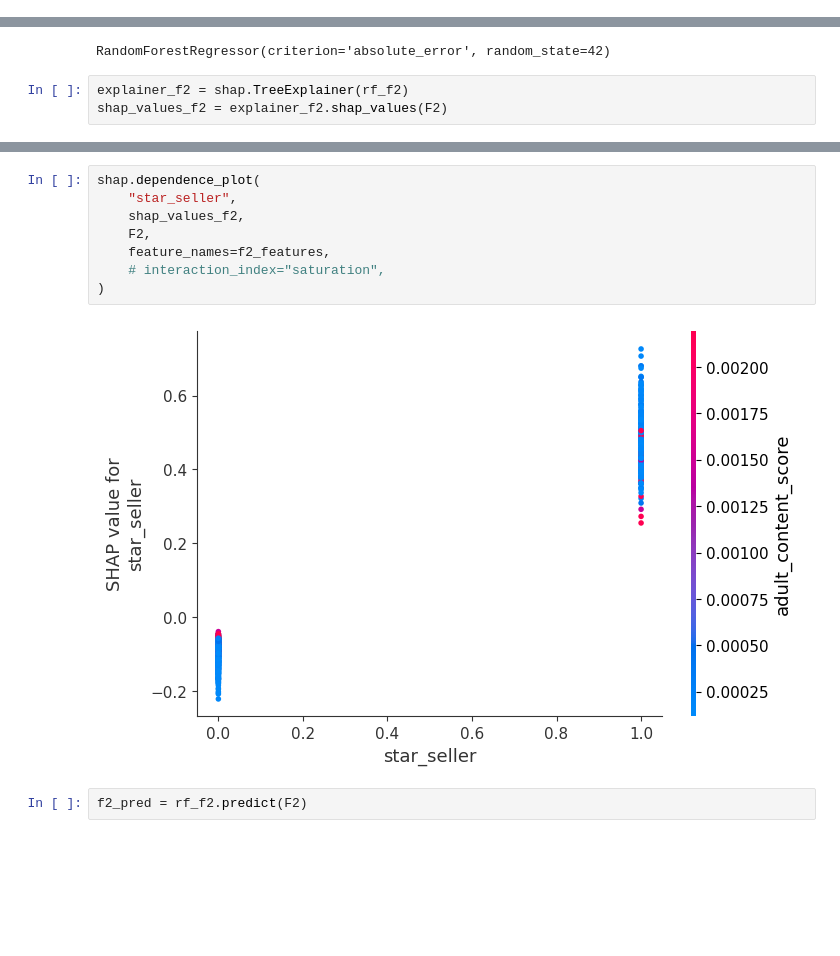
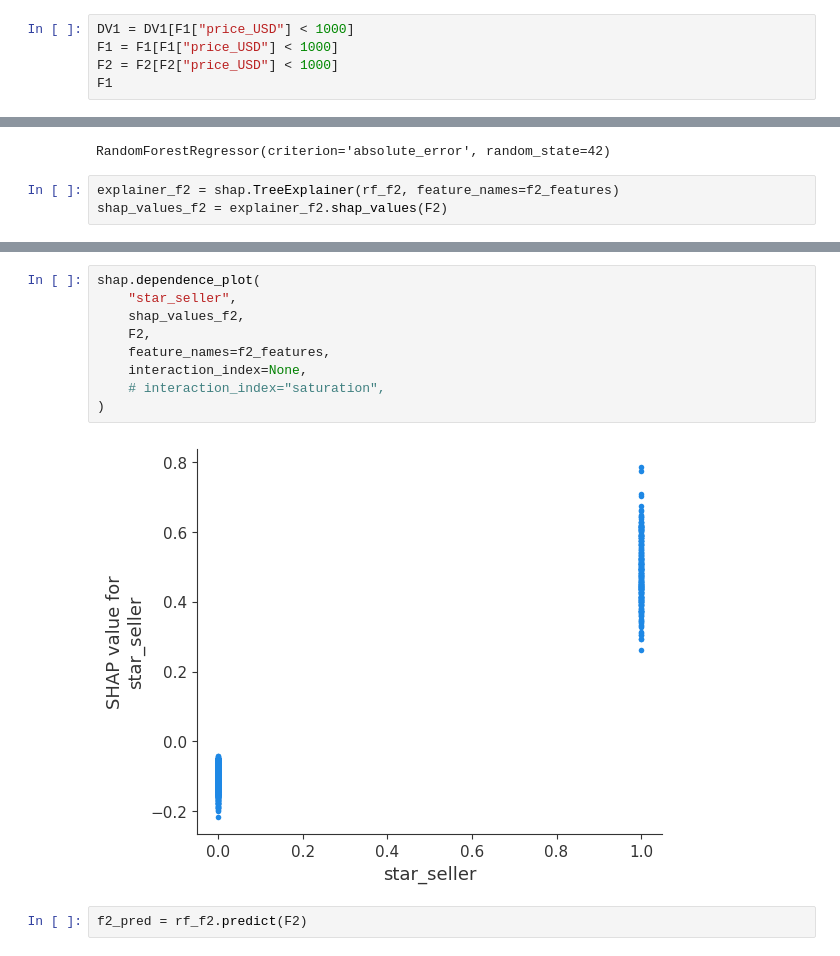
Before and after one commit to jjmmwon/ai-art-research, a Jupyter notebook: AI_Art_Analysis.ipynb, the cells around one changed output, grey strips where cells are left out. Saved outputs shown, nothing was run; the diff lists cells and outputs as text; blank space fills up the shorter version.

```diff
--- a/AI_Art_Analysis.ipynb
+++ b/AI_Art_Analysis.ipynb
@@ -121,0 +152,5 @@ Features added in F2: {'adult_content_score', 'image_text_similarity', 'aestheti
+# %%
+DV1 = DV1[F1["price_USD"] < 1000]
+F1 = F1[F1["price_USD"] < 1000]
+F2 = F2[F2["price_USD"] < 1000]
+F1
@@ -368,5 +502,5 @@ rf_f2.fit(F2, DV1)
 # %% [output]
 RandomForestRegressor(criterion='absolute_error', random_state=42)
 # %%
-explainer_f2 = shap.TreeExplainer(rf_f2)
+explainer_f2 = shap.TreeExplainer(rf_f2, feature_names=f2_features)
 shap_values_f2 = explainer_f2.shap_values(F2)
@@ -381,12 +517,13 @@ shap.summary_plot(shap_values_f2, F2, feature_names=f2_features)
 # %%
 shap.dependence_plot(
     "star_seller",
     shap_values_f2,
     F2,
     feature_names=f2_features,
+    interaction_index=None,
     # interaction_index="saturation",
 )
 # %% [output]
-[figure, old version]
+[figure, new version]
 # %%
 f2_pred = rf_f2.predict(F2)
```
Also changed, not shown: parts of 25 cells of this notebook.
